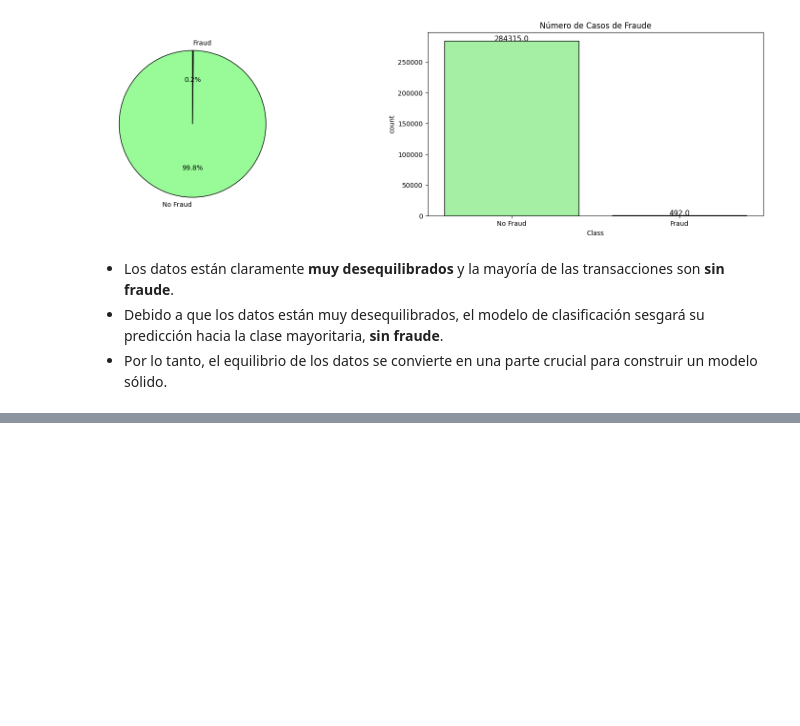
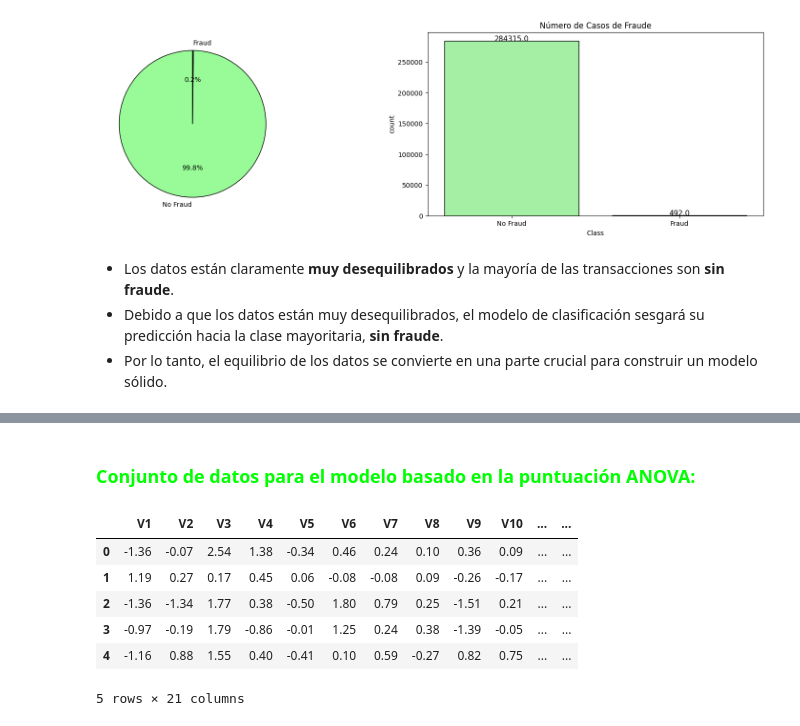
Before and after one commit to londerowalteroscar/Fraud-Detection, a Jupyter notebook: fraud-detection.ipynb, the cells around one changed output, grey strips where cells are left out. Drawn from its saved outputs; the diff is of its cells as text; code cells hidden in the pictures; blank space fills up the shorter version.

```diff
--- a/fraud-detection.ipynb
+++ b/fraud-detection.ipynb
@@ -237,0 +327,16 @@ Passing `palette` without assigning `hue` is deprecated and will be removed in v
+# %% [markdown]
+<h3 style="font-family: 'Courier New', Courier, monospace; color: lime; text-shadow: 1px 1px black;">
+    Conjunto de datos para el modelo basado en la puntuación ANOVA:
+</h3>
+# %%
+df2 = df.copy(deep = True)
+df2.drop(columns = list(featureScores.index[20:]),inplace = True)
+df2.head()
+# %% [output]
+|  | V1 | V2 | V3 | V4 | V5 | V6 | V7 | V8 | V9 | V10 | ... | ... |
+| 0 | -1.36 | -0.07 | 2.54 | 1.38 | -0.34 | 0.46 | 0.24 | 0.10 | 0.36 | 0.09 | ... | ... |
+| 1 | 1.19 | 0.27 | 0.17 | 0.45 | 0.06 | -0.08 | -0.08 | 0.09 | -0.26 | -0.17 | ... | ... |
+| 2 | -1.36 | -1.34 | 1.77 | 0.38 | -0.50 | 1.80 | 0.79 | 0.25 | -1.51 | 0.21 | ... | ... |
+| 3 | -0.97 | -0.19 | 1.79 | -0.86 | -0.01 | 1.25 | 0.24 | 0.38 | -1.39 | -0.05 | ... | ... |
+| 4 | -1.16 | 0.88 | 1.55 | 0.40 | -0.41 | 0.10 | 0.59 | -0.27 | 0.82 | 0.75 | ... | ... |
+5 rows × 21 columns
```
Also changed, not shown: parts of 12 cells of this notebook.
